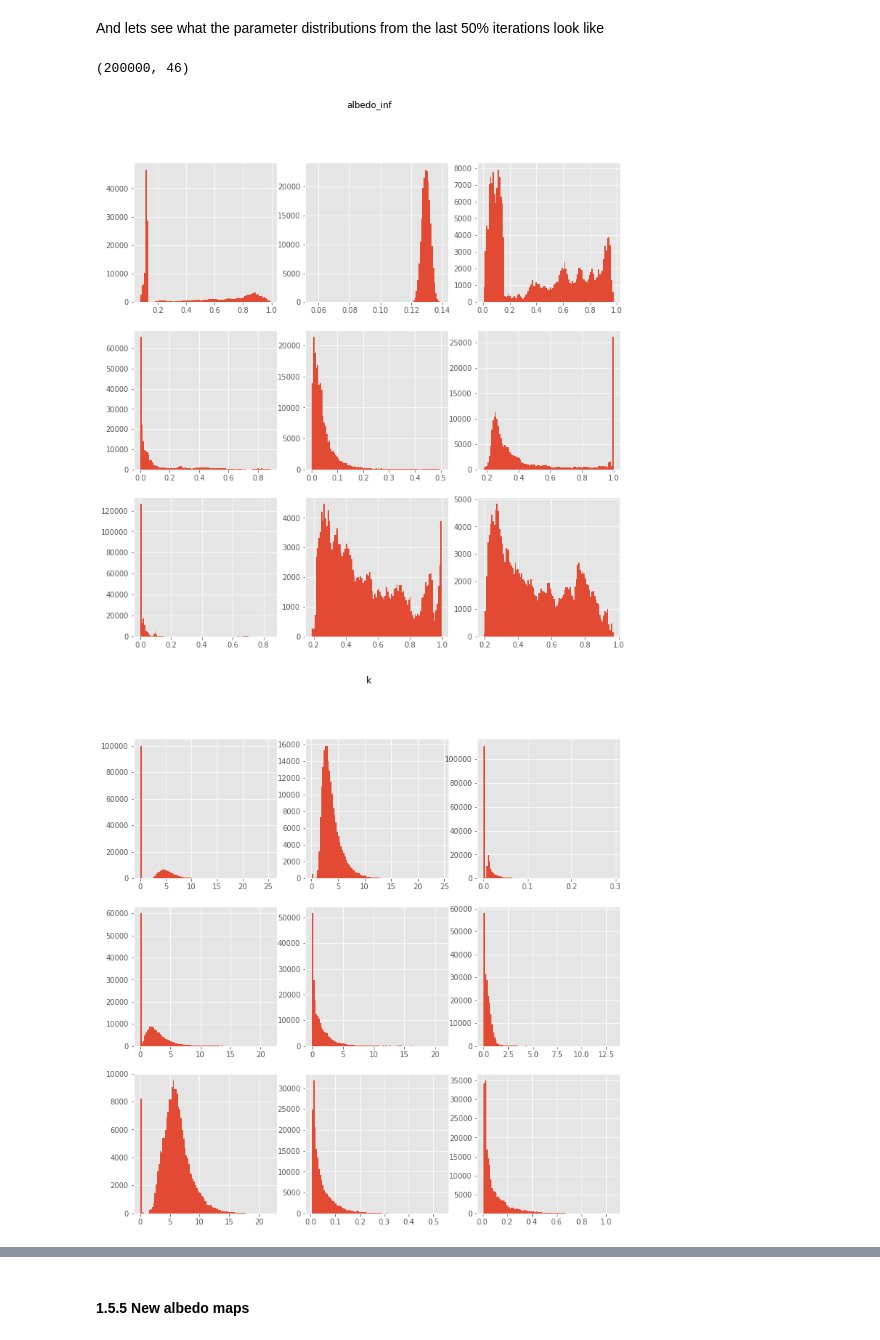
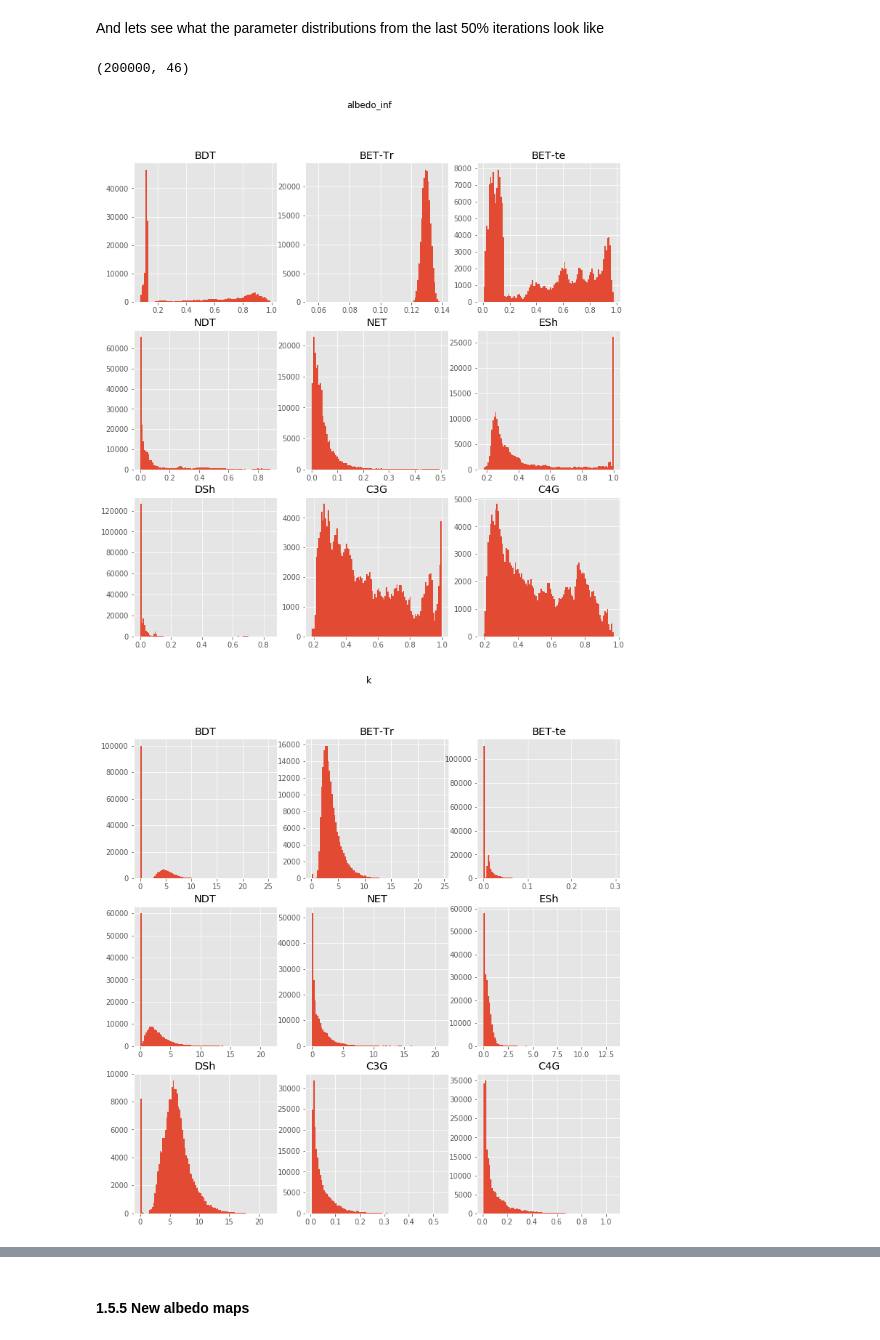
Before and after one commit to douglask3/UKESM_albedo_tile_optimization, a Jupyter notebook: notebooks/bayesian_inference.ipynb, the cells around one changed output, grey strips where cells are left out. Cells and saved outputs as stored; diff of their text form; code cells hidden in the pictures.

```diff
--- a/notebooks/bayesian_inference.ipynb
+++ b/notebooks/bayesian_inference.ipynb
@@ -416,31 +416,34 @@ traces.to_csv(param_outhpath, index = False)
 # %% [markdown]
 And lets see what the parameter distributions from the last 50% iterations look like
 # %%
-parameters2plot = ["albedo_inf", "k", "albedo_tile", "albedo_bare"]
-print(traces.shape)
+parameters2plot = ["albedo_inf", "k"     , "albedo_tile", "albedo_bare"]
+subplotNames    = [pft_name    , pft_name, tile_name    , bare_name    ]
+bare_code   = [8          ]
 
-def plotHist(y, N = 1, M = 1, n = 1):
+
+def plotHist(y, pname, N = 1, M = 1, n = 1):
     plt.subplot(N, M, n)
     plt.hist(y, bins = 100)
+    plt.title(pname)
 
-for param in parameters2plot:
+for param, pnames in zip(parameters2plot, subplotNames):
     params = traces[param]
     if params.ndim == 1:
         plt.figure(figsize = (4, 4))
-        plotHist(params)
+        plotHist(params, pnames[0])
 
     else:
         params = np.array(params)
         nplts = params.shape[1]
         N = np.floor(np.sqrt(nplts))
         M = np.ceil(nplts/N)
 
         plt.figure(figsize = (4 * M, 4 * N))
-        for n in range(nplts): plotHist(params[:,n], N, M ,n + 1)
+        for n in range(nplts): plotHist(params[:,n], pnames[n], N, M ,n + 1)
 
     plt.suptitle(param)
     plt.show()
 # %% [output]
 (200000, 46)
-[figure, old version]
+[figure, new version]
-[figure, old version]
+[figure, new version]
```
Also changed, not shown: parts of 7 cells of this notebook.
